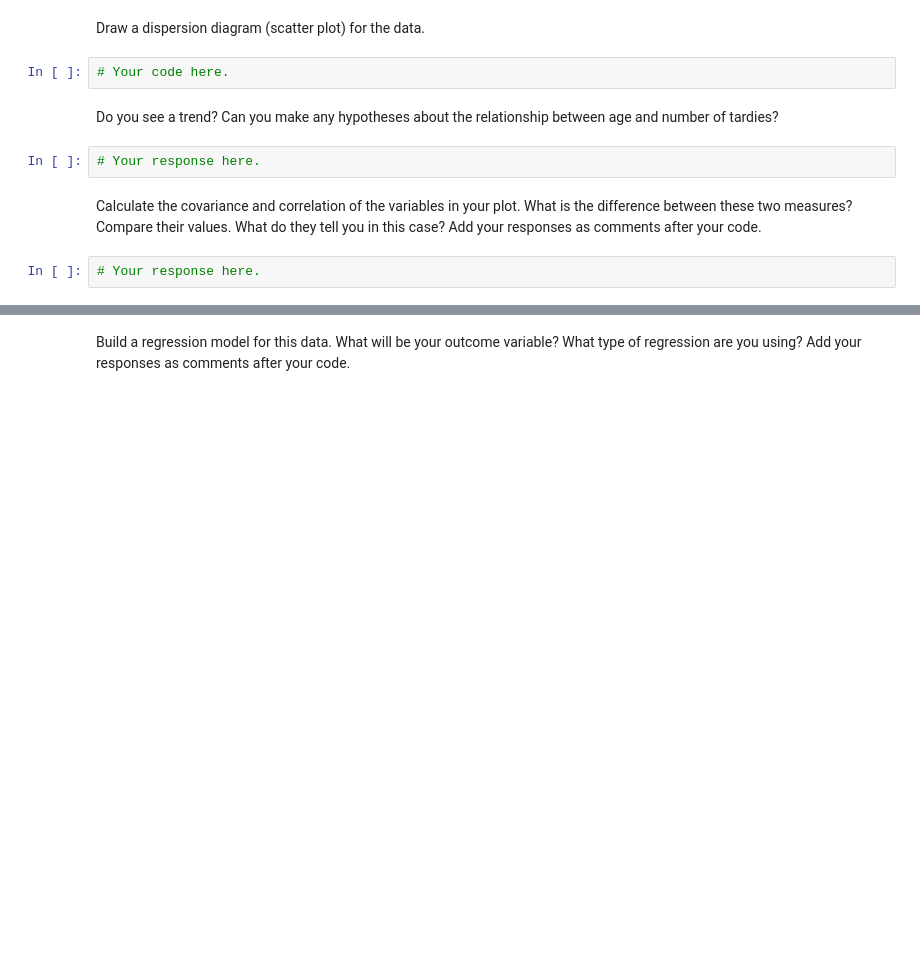
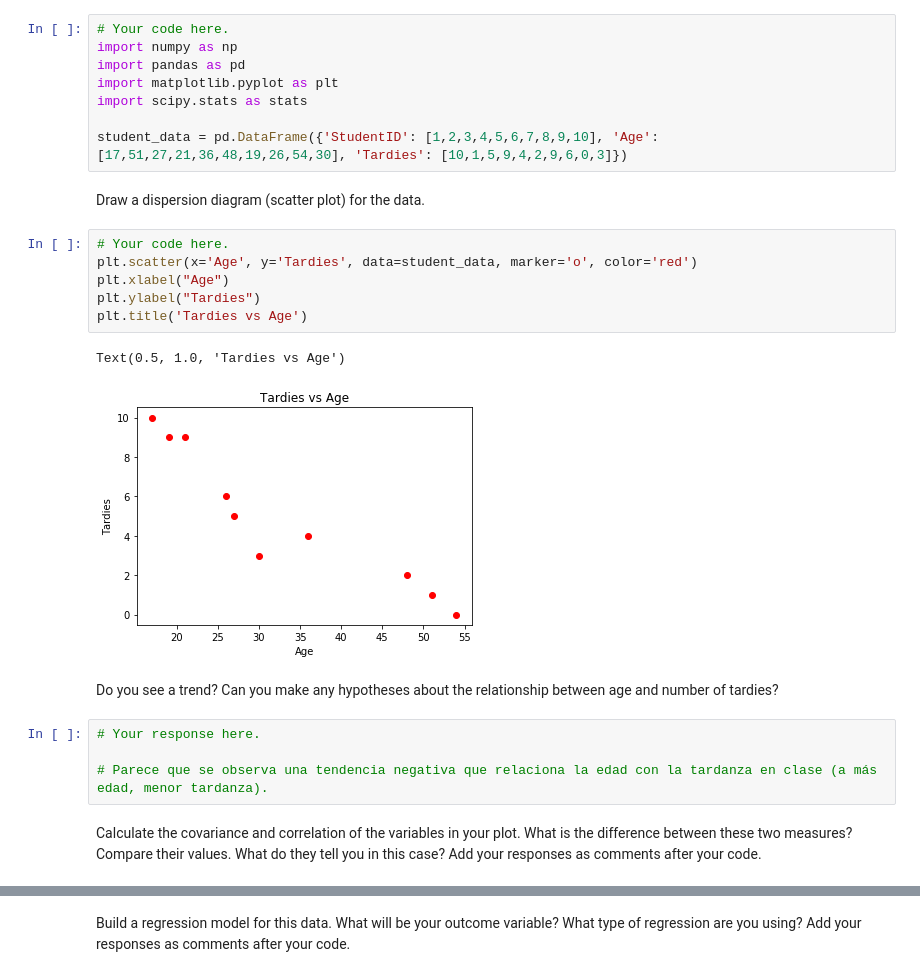
Before and after one commit to ta-datapt-bcn/lab-regression-analysis, a Jupyter notebook: your-code.ipynb, the cells around one changed output, grey strips where cells are left out. Saved outputs shown, nothing was run; the diff lists cells and outputs as text; blank space fills up the shorter version.

```diff
--- a/your-code.ipynb
+++ b/your-code.ipynb
@@ -33,12 +31,27 @@ student_data = pd.DataFrame({'X': [x_values], 'Y': [y_values]})
+# %%
+# Your code here.
+import numpy as np
+import pandas as pd
+import matplotlib.pyplot as plt
+import scipy.stats as stats
+
+student_data = pd.DataFrame({'StudentID': [1,2,3,4,5,6,7,8,9,10], 'Age': [17,51,27,21,36,48,19,26,54,30], 'Tardies': [10,1,5,9,4,2,9,6,0,3]})
 # %% [markdown]
 Draw a dispersion diagram (scatter plot) for the data.
-# %%
-# Your code here.
+# %%
+# Your code here.
+plt.scatter(x='Age', y='Tardies', data=student_data, marker='o', color='red')
+plt.xlabel("Age")
+plt.ylabel("Tardies")
+plt.title('Tardies vs Age')
+# %% [output]
+Text(0.5, 1.0, 'Tardies vs Age')
+[figure, added]
 # %% [markdown]
 Do you see a trend? Can you make any hypotheses about the relationship between age and number of tardies?
-# %%
-# Your response here.
+# %%
+# Your response here.
+
+# Parece que se observa una tendencia negativa que relaciona la edad con la tardanza en clase (a más edad, menor tardanza).
 # %% [markdown]
 Calculate the covariance and correlation of the variables in your plot. What is the difference between these two measures? Compare their values. What do they tell you in this case? Add your responses as comments after your code.
-# %%
-# Your response here.
```
Also changed, not shown: parts of 26 cells of this notebook.
